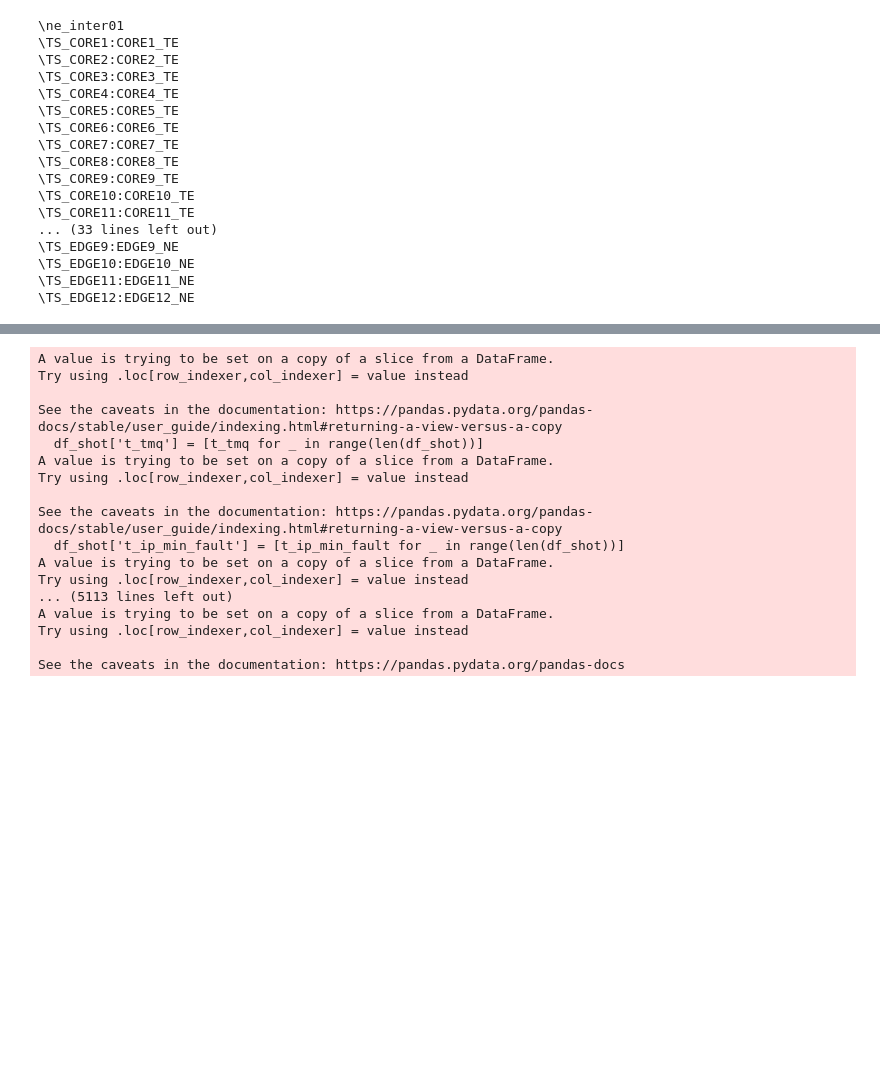
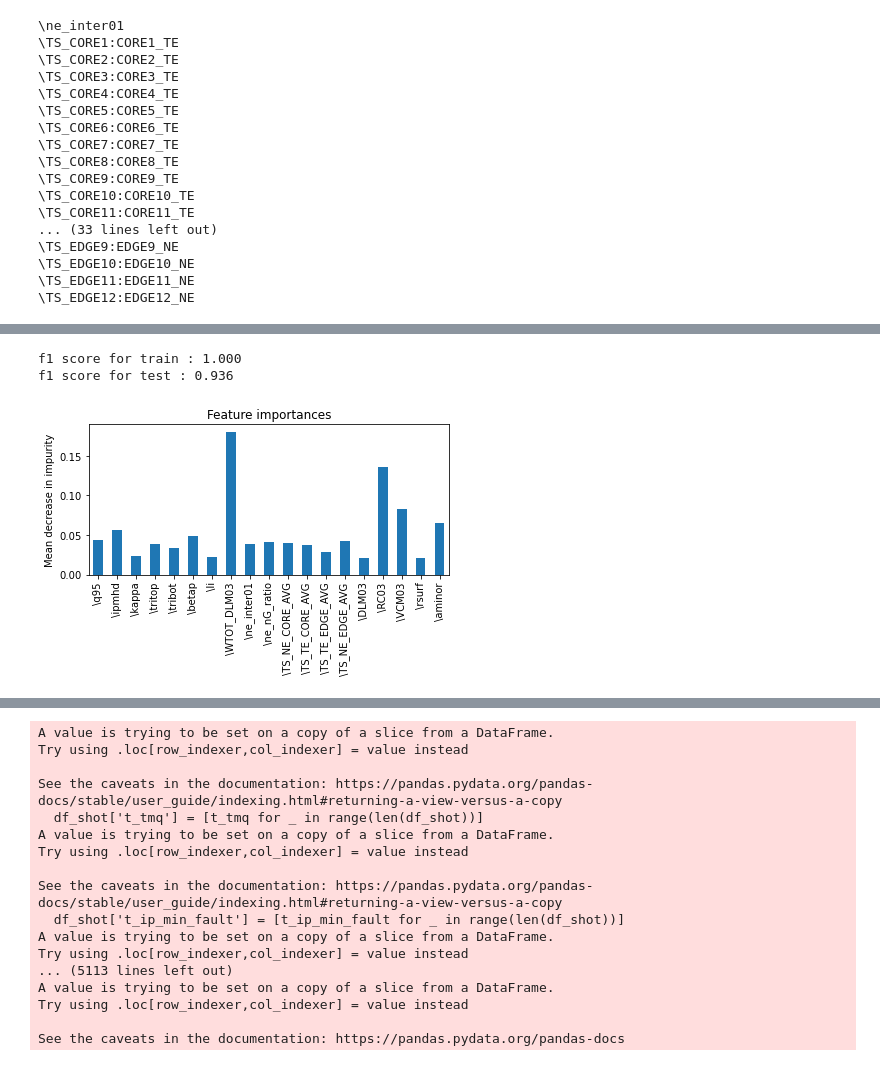
Before and after one commit to ZINZINBIN/Bayesian-Disruption-Prediction, a Jupyter notebook: analysis_dataset.ipynb, the cells around one changed output, grey strips where cells are left out. Cells and saved outputs as stored; diff of their text form; code cells hidden in the pictures; blank space fills up the shorter version.

```diff
--- a/analysis_dataset.ipynb
+++ b/analysis_dataset.ipynb
@@ -747,0 +1125,2 @@ kstar_shot_list = pd.read_csv('./dataset/KSTAR_Disruption_Shot_List_2022.csv', e
+# %%
+disruption_data['disruptive_cq'] = disruption_data['time'] >= disruption_data['t_ip_min_fault'] - 0.05
@@ -747,0 +1141,49 @@ kstar_shot_list = pd.read_csv('./dataset/KSTAR_Disruption_Shot_List_2022.csv', e
+# %%
+test_shot = 21310
+shot_list = np.unique(disruption_data.shot.values)
+shot_list = np.array([shot for shot in shot_list if int(shot) != test_shot])
+
+from sklearn.model_selection import train_test_split
+shot_train, shot_test = train_test_split(shot_list, test_size = 0.2, random_state = 42)
+
+df_train = pd.DataFrame()
+df_test = pd.DataFrame()
+
+for shot in shot_train:
+    df_train = pd.concat([df_train, disruption_data[disruption_data.shot == shot]], axis = 0)
+
+for shot in shot_test:
+    df_test = pd.concat([df_test, disruption_data[disruption_data.shot == shot]], axis = 0)
+# %%
+from sklearn.ensemble import RandomForestClassifier
+from sklearn.metrics import f1_score
+
+x_train, y_train = df_train[input_features].values, df_train['disruptive_cq'].values
+x_test, y_test = df_test[input_features].values, df_test['disruptive_cq'].values
+
+rfc = RandomForestClassifier(n_estimators=128, n_jobs = 32)
+rfc.fit(x_train, y_train)
+
+y_train_pred = rfc.predict(x_train)
+y_test_pred = rfc.predict(x_test)
+# %%
+print("f1 score for train : {:.3f}".format(f1_score(y_train, y_train_pred, average = 'macro')))
+print("f1 score for test : {:.3f}".format(f1_score(y_test, y_test_pred, average = 'macro')))
+# %% [output]
+f1 score for train : 1.000
+f1 score for test : 0.936
+# %%
+importance = rfc.feature_importances_
+# %%
+import pandas as pd
+import matplotlib.pyplot as plt
+
+forest_importances = pd.Series(importance, index=input_features)
+
+fig, ax = plt.subplots()
+forest_importances.plot.bar()
+ax.set_title("Feature importances")
+ax.set_ylabel("Mean decrease in impurity")
+fig.tight_layout()
+# %% [output]
+[figure, added]
```
Also changed, not shown: parts of 74 cells of this notebook, 36 other files.
